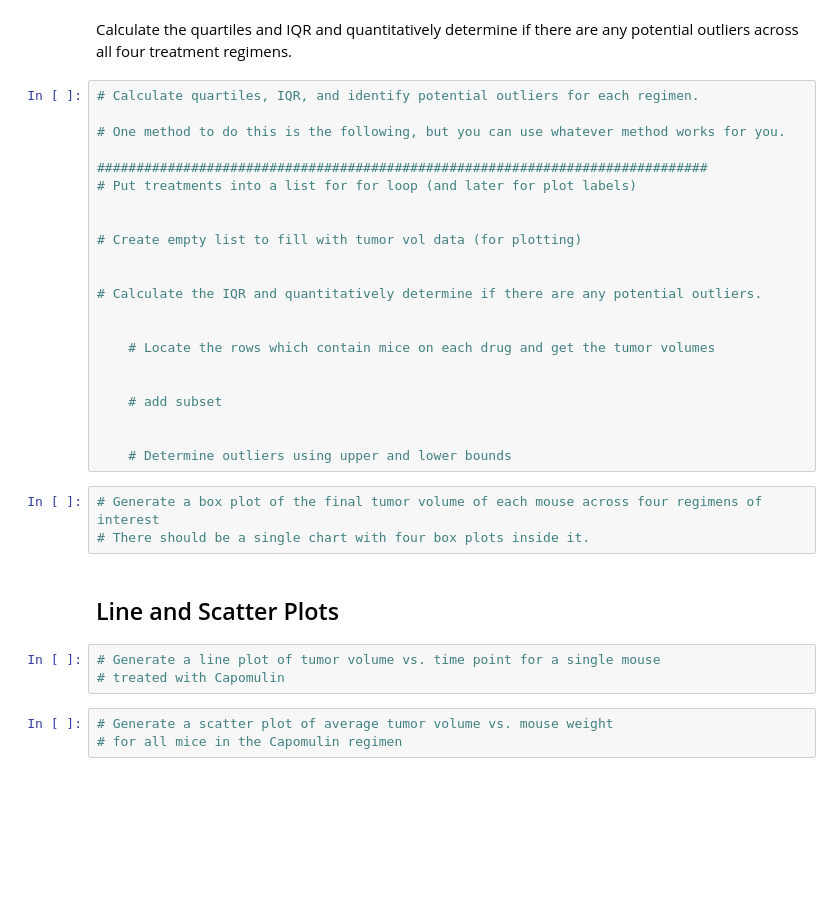
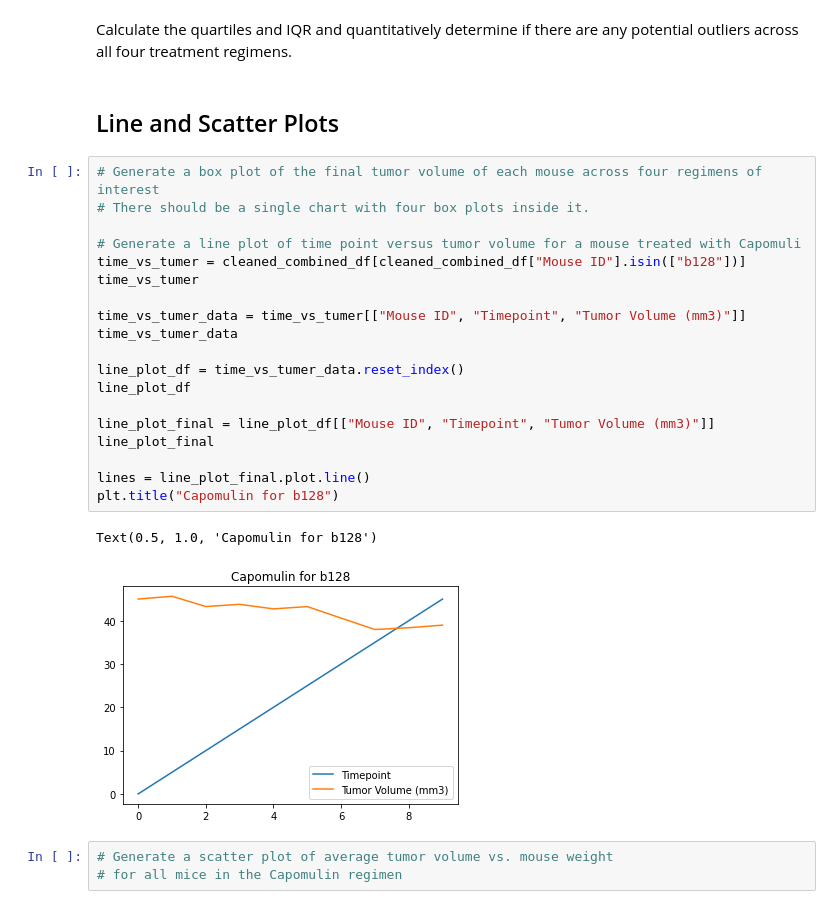
Before and after one commit to NKS8/Matplotlib_challenge, a Jupyter notebook: Pymaceuticals/pymaceuticals_starter.ipynb, the cells around one changed output. Saved outputs shown, nothing was run; the diff lists cells and outputs as text; blank space fills up the shorter version.

```diff
--- a/Pymaceuticals/pymaceuticals_starter.ipynb
+++ b/Pymaceuticals/pymaceuticals_starter.ipynb
@@ -379,35 +525,29 @@ plt.show()
 # %% [markdown]
 Calculate the quartiles and IQR and quantitatively determine if there are any potential outliers across all four treatment regimens.
-# %%
-# Calculate quartiles, IQR, and identify potential outliers for each regimen.
-
-# One method to do this is the following, but you can use whatever method works for you.
-
-##############################################################################
-# Put treatments into a list for for loop (and later for plot labels)
-
-
-# Create empty list to fill with tumor vol data (for plotting)
-
-
-# Calculate the IQR and quantitatively determine if there are any potential outliers.
-
-
-    # Locate the rows which contain mice on each drug and get the tumor volumes
-
-
-    # add subset
-
-
-    # Determine outliers using upper and lower bounds
-# %%
-# Generate a box plot of the final tumor volume of each mouse across four regimens of interest
-# There should be a single chart with four box plots inside it.
 # %% [markdown]
 ## Line and Scatter Plots
-# %%
-# Generate a line plot of tumor volume vs. time point for a single mouse
-# treated with Capomulin
+# %%
+# Generate a box plot of the final tumor volume of each mouse across four regimens of interest
+# There should be a single chart with four box plots inside it.
+
+# Generate a line plot of time point versus tumor volume for a mouse treated with Capomuli
+time_vs_tumer = cleaned_combined_df[cleaned_combined_df["Mouse ID"].isin(["b128"])]
+time_vs_tumer
+
+time_vs_tumer_data = time_vs_tumer[["Mouse ID", "Timepoint", "Tumor Volume (mm3)"]]
+time_vs_tumer_data
+
+line_plot_df = time_vs_tumer_data.reset_index()
+line_plot_df
+
+line_plot_final = line_plot_df[["Mouse ID", "Timepoint", "Tumor Volume (mm3)"]]
+line_plot_final
+
+lines = line_plot_final.plot.line()
+plt.title("Capomulin for b128")
+# %% [output]
+Text(0.5, 1.0, 'Capomulin for b128')
+[figure, added]
 # %%
 # Generate a scatter plot of average tumor volume vs. mouse weight
 # for all mice in the Capomulin regimen
```
Also changed, not shown: parts of 21 cells of this notebook.
